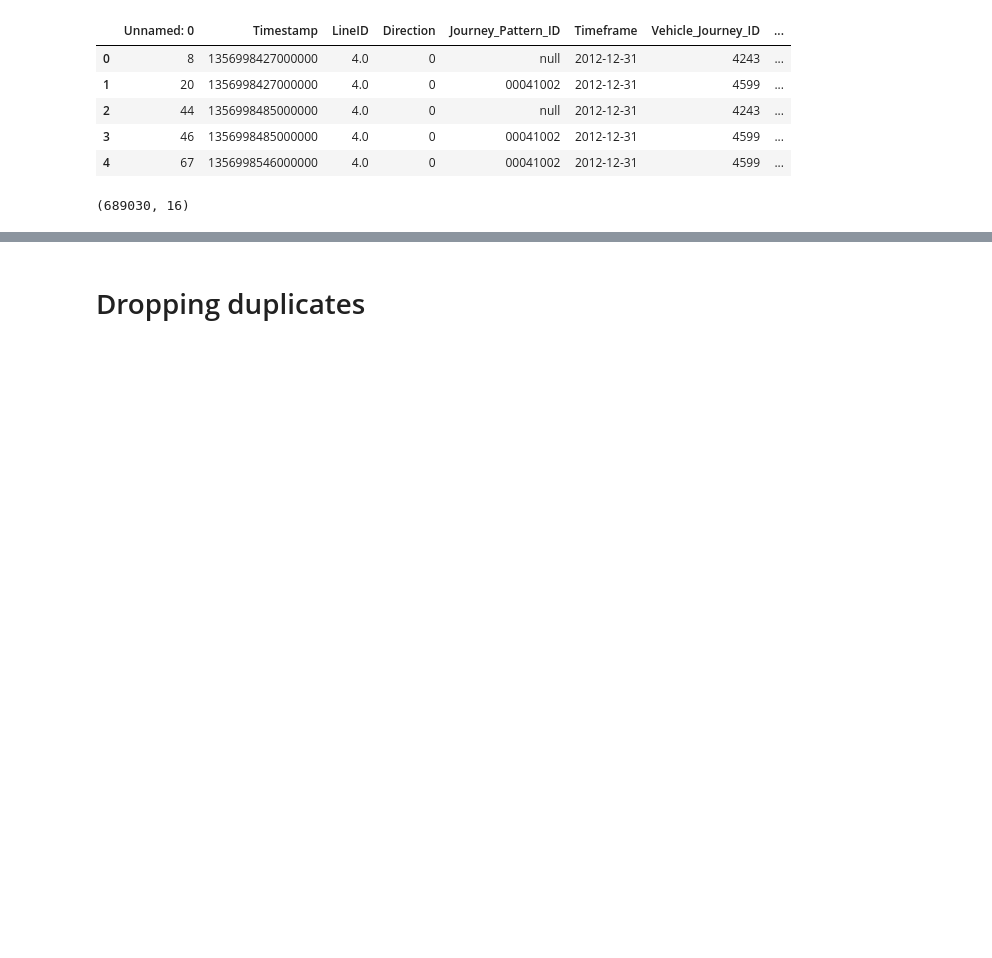
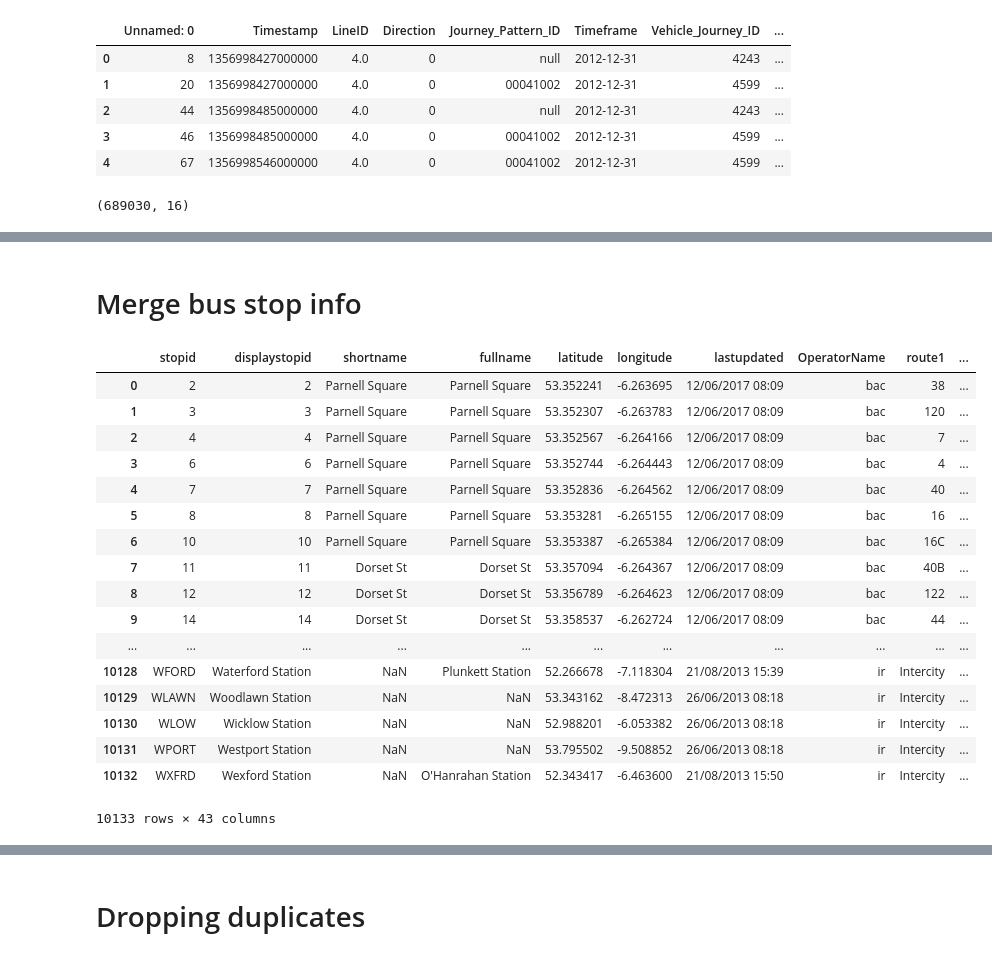
Before and after one commit to andrew-ocallaghan-ie/The11thHour, a Jupyter notebook: Dublin_bus_v1.0.ipynb, the cells around one changed output, grey strips where cells are left out. Drawn from its saved outputs; the diff is of its cells as text; code cells hidden in the pictures; blank space fills up the shorter version.

```diff
--- a/Dublin_bus_v1.0.ipynb
+++ b/Dublin_bus_v1.0.ipynb
@@ -53,0 +56,24 @@ df.head(5)
+# %% [markdown]
+# Merge bus stop info
+# %%
+df_bus_stop = pd.read_csv('busstopinfo.csv', encoding='latin-1')
+df_bus_stop
+# %% [output]
+|  | stopid | displaystopid | shortname | fullname | latitude | longitude | lastupdated | OperatorName | route1 | ... |
+| 0 | 2 | 2 | Parnell Square | Parnell Square | 53.352241 | -6.263695 | 12/06/2017 08:09 | bac | 38 | ... |
+| 1 | 3 | 3 | Parnell Square | Parnell Square | 53.352307 | -6.263783 | 12/06/2017 08:09 | bac | 120 | ... |
+| 2 | 4 | 4 | Parnell Square | Parnell Square | 53.352567 | -6.264166 | 12/06/2017 08:09 | bac | 7 | ... |
+| 3 | 6 | 6 | Parnell Square | Parnell Square | 53.352744 | -6.264443 | 12/06/2017 08:09 | bac | 4 | ... |
+| 4 | 7 | 7 | Parnell Square | Parnell Square | 53.352836 | -6.264562 | 12/06/2017 08:09 | bac | 40 | ... |
+| 5 | 8 | 8 | Parnell Square | Parnell Square | 53.353281 | -6.265155 | 12/06/2017 08:09 | bac | 16 | ... |
+| 6 | 10 | 10 | Parnell Square | Parnell Square | 53.353387 | -6.265384 | 12/06/2017 08:09 | bac | 16C | ... |
+| 7 | 11 | 11 | Dorset St | Dorset St | 53.357094 | -6.264367 | 12/06/2017 08:09 | bac | 40B | ... |
+| 8 | 12 | 12 | Dorset St | Dorset St | 53.356789 | -6.264623 | 12/06/2017 08:09 | bac | 122 | ... |
+| 9 | 14 | 14 | Dorset St | Dorset St | 53.358537 | -6.262724 | 12/06/2017 08:09 | bac | 44 | ... |
+| ... | ... | ... | ... | ... | ... | ... | ... | ... | ... | ... |
+| 10128 | WFORD | Waterford Station | NaN | Plunkett Station | 52.266678 | -7.118304 | 21/08/2013 15:39 | ir | Intercity | ... |
+| 10129 | WLAWN | Woodlawn Station | NaN | NaN | 53.343162 | -8.472313 | 26/06/2013 08:18 | ir | Intercity | ... |
+| 10130 | WLOW | Wicklow Station | NaN | NaN | 52.988201 | -6.053382 | 26/06/2013 08:18 | ir | Intercity | ... |
+| 10131 | WPORT | Westport Station | NaN | NaN | 53.795502 | -9.508852 | 26/06/2013 08:18 | ir | Intercity | ... |
+| 10132 | WXFRD | Wexford Station | NaN | O'Hanrahan Station | 52.343417 | -6.463600 | 21/08/2013 15:50 | ir | Intercity | ... |
+10133 rows × 43 columns
```
Also changed, not shown: parts of 63 cells of this notebook, 1 other file.
